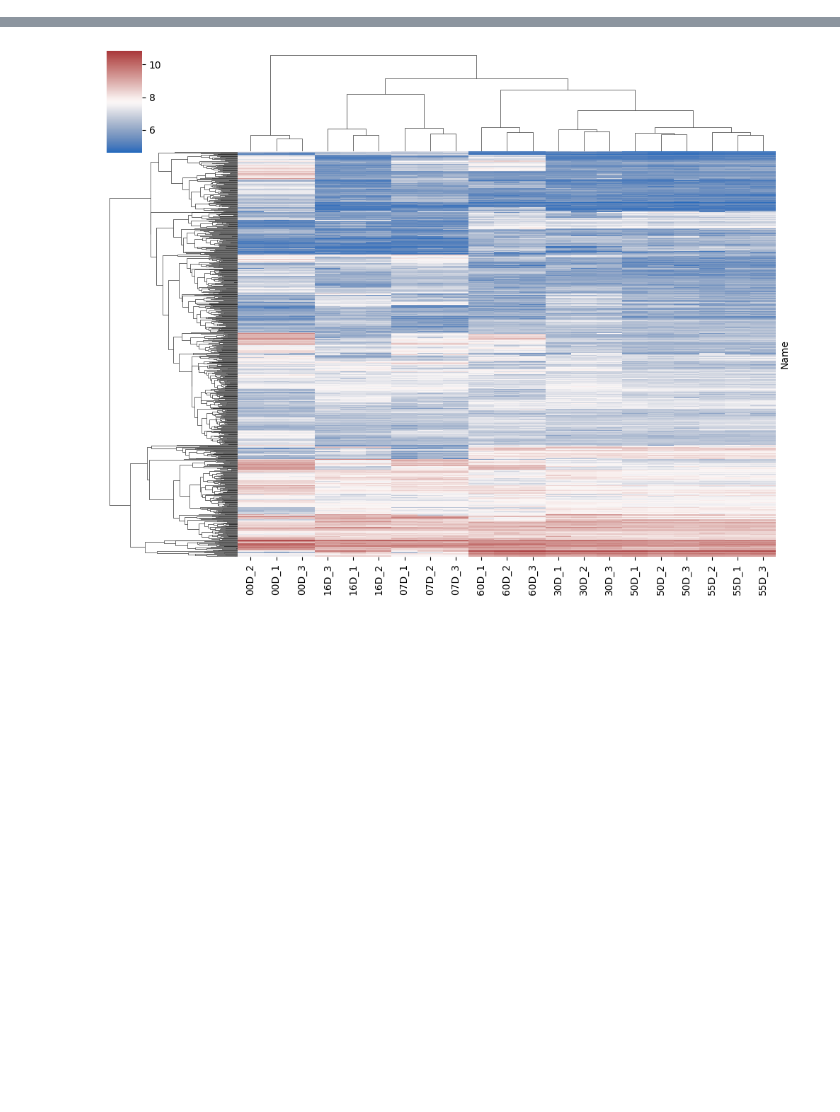
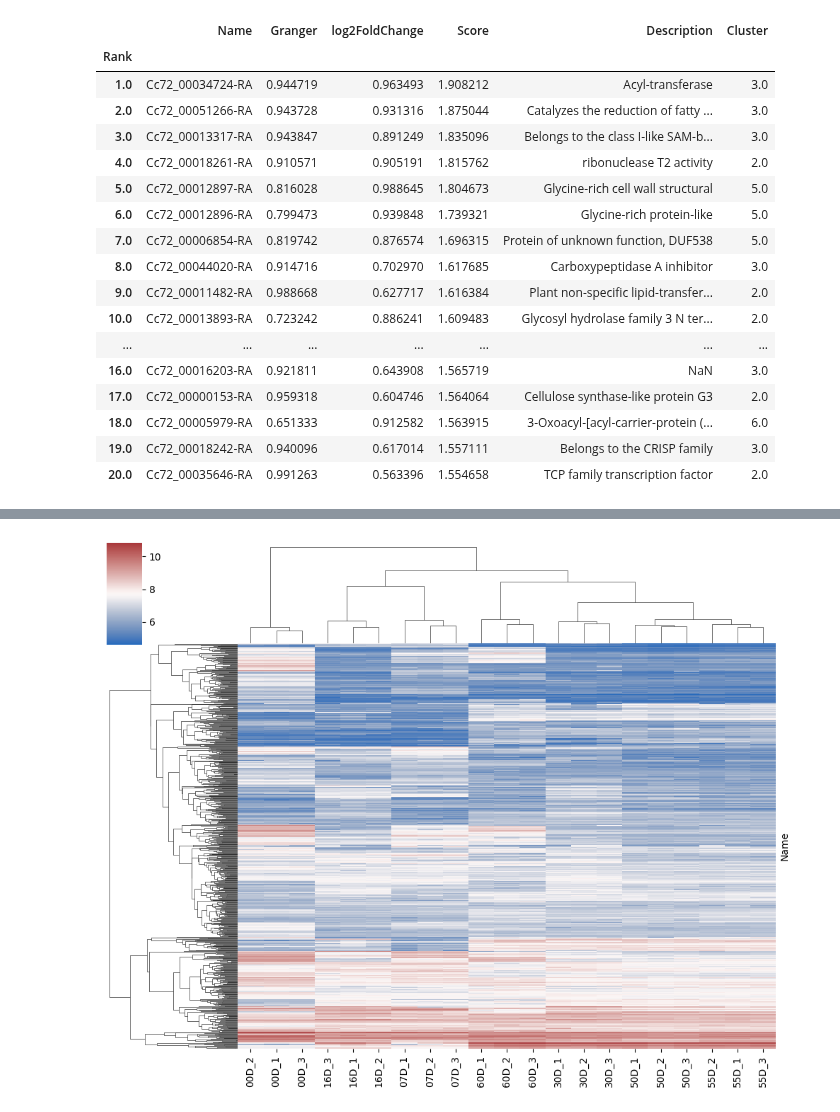
Before and after one commit to Bowen999/catbridge, a Jupyter notebook: demo.ipynb, the cells around one changed output, grey strips where cells are left out. Cells and saved outputs as stored; diff of their text form; code cells hidden in the pictures; blank space fills up the shorter version.

```diff
--- a/demo.ipynb
+++ b/demo.ipynb
@@ -66,0 +12,10 @@ cat.plot_heatmap(nor_gene, palette='vlag', figsize=(10, 8), row_threshold=50, sa
+# %%
+gene_file = 'pepper/count.tsv'
+metabo_file = 'pepper/metabo.tsv'
+design_file = 'pepper/design.tsv'
+annotation_file = 'pepper/gene_annotation.tsv'
+target = 'Capsaicin'
+
+cluster_count = 8
+# %%
+result = cat.pipeline(gene_file, metabo_file, design_file, annotation_file, target, cluster_count, cat.repeat_aggregation_max)
@@ -66,0 +40,21 @@ cat.plot_heatmap(nor_gene, palette='vlag', figsize=(10, 8), row_threshold=50, sa
+# %%
+result.head(20)
+# %% [output]
+|  | Name | Granger | log2FoldChange | Score | Description | Cluster |
+| Rank |  |  |  |  |  |  |
+| 1.0 | Cc72_00034724-RA | 0.944719 | 0.963493 | 1.908212 | Acyl-transferase | 3.0 |
+| 2.0 | Cc72_00051266-RA | 0.943728 | 0.931316 | 1.875044 | Catalyzes the reduction of fatty ... | 3.0 |
+| 3.0 | Cc72_00013317-RA | 0.943847 | 0.891249 | 1.835096 | Belongs to the class I-like SAM-b... | 3.0 |
+| 4.0 | Cc72_00018261-RA | 0.910571 | 0.905191 | 1.815762 | ribonuclease T2 activity | 2.0 |
+| 5.0 | Cc72_00012897-RA | 0.816028 | 0.988645 | 1.804673 | Glycine-rich cell wall structural | 5.0 |
+| 6.0 | Cc72_00012896-RA | 0.799473 | 0.939848 | 1.739321 | Glycine-rich protein-like | 5.0 |
+| 7.0 | Cc72_00006854-RA | 0.819742 | 0.876574 | 1.696315 | Protein of unknown function, DUF538 | 5.0 |
+| 8.0 | Cc72_00044020-RA | 0.914716 | 0.702970 | 1.617685 | Carboxypeptidase A inhibitor | 3.0 |
+| 9.0 | Cc72_00011482-RA | 0.988668 | 0.627717 | 1.616384 | Plant non-specific lipid-transfer... | 2.0 |
+| 10.0 | Cc72_00013893-RA | 0.723242 | 0.886241 | 1.609483 | Glycosyl hydrolase family 3 N ter... | 2.0 |
+| ... | ... | ... | ... | ... | ... | ... |
+| 16.0 | Cc72_00016203-RA | 0.921811 | 0.643908 | 1.565719 | NaN | 3.0 |
+| 17.0 | Cc72_00000153-RA | 0.959318 | 0.604746 | 1.564064 | Cellulose synthase-like protein G3 | 2.0 |
+| 18.0 | Cc72_00005979-RA | 0.651333 | 0.912582 | 1.563915 | 3-Oxoacyl-[acyl-carrier-protein (... | 6.0 |
+| 19.0 | Cc72_00018242-RA | 0.940096 | 0.617014 | 1.557111 | Belongs to the CRISP family | 3.0 |
+| 20.0 | Cc72_00035646-RA | 0.991263 | 0.563396 | 1.554658 | TCP family transcription factor | 2.0 |
```
Also changed, not shown: parts of 75 cells of this notebook, 1 other file.
